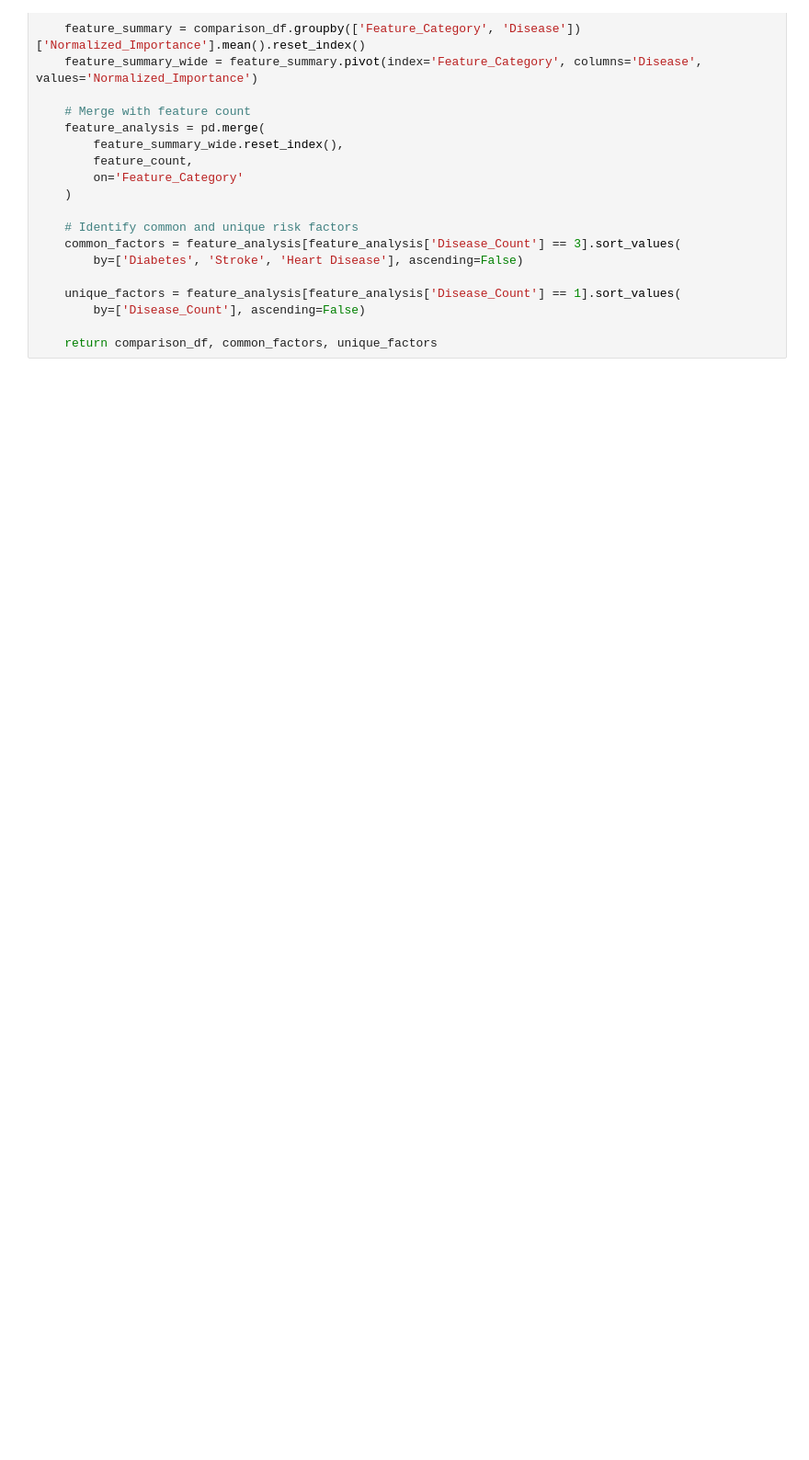
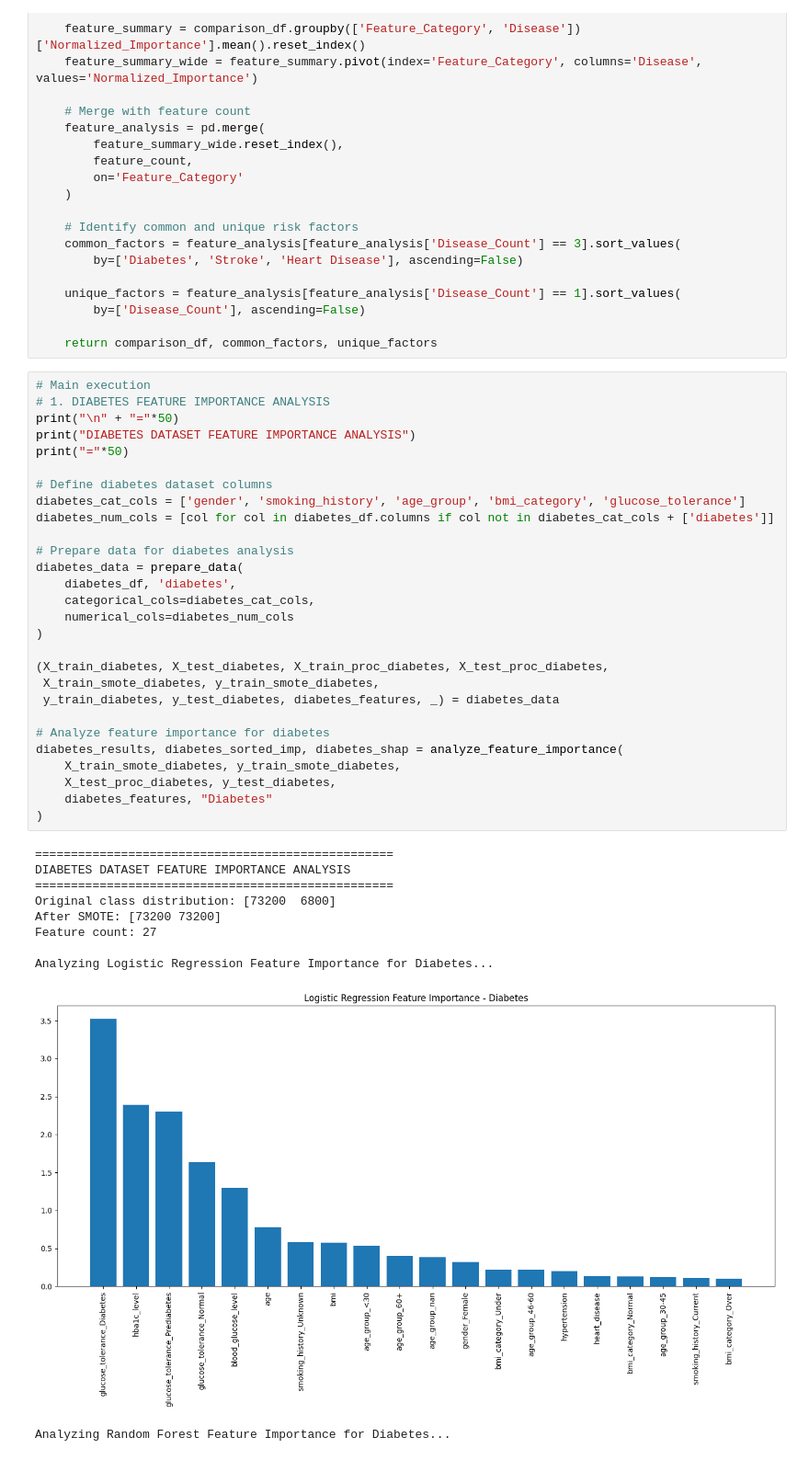
Before and after one commit to TiffanyPanchum/COMP-3608---PROJECT, a Jupyter notebook: notebooks/Feature_Analysis.ipynb, the cells around one changed output. Shown at 92% size. Drawn from its saved outputs; the diff is of its cells as text; blank space fills up the shorter version.

Commit message:
Performing feature analysis on Diabetes dataset

```diff
--- a/notebooks/Feature_Analysis.ipynb
+++ b/notebooks/Feature_Analysis.ipynb
@@ -307,3 +307,42 @@ def compare_feature_importance(diabetes_features, stroke_features, heart_feature
         by=['Disease_Count'], ascending=False)
 
     return comparison_df, common_factors, unique_factors
+# %%
+# Main execution
+# 1. DIABETES FEATURE IMPORTANCE ANALYSIS
+print("\n" + "="*50)
+print("DIABETES DATASET FEATURE IMPORTANCE ANALYSIS")
+print("="*50)
+
+# Define diabetes dataset columns
+diabetes_cat_cols = ['gender', 'smoking_history', 'age_group', 'bmi_category', 'glucose_tolerance']
+diabetes_num_cols = [col for col in diabetes_df.columns if col not in diabetes_cat_cols + ['diabetes']]
+
+# Prepare data for diabetes analysis
+diabetes_data = prepare_data(
+    diabetes_df, 'diabetes',
+    categorical_cols=diabetes_cat_cols,
+    numerical_cols=diabetes_num_cols
+)
+
+(X_train_diabetes, X_test_diabetes, X_train_proc_diabetes, X_test_proc_diabetes,
+ X_train_smote_diabetes, y_train_smote_diabetes,
+ y_train_diabetes, y_test_diabetes, diabetes_features, _) = diabetes_data
+
+# Analyze feature importance for diabetes
+diabetes_results, diabetes_sorted_imp, diabetes_shap = analyze_feature_importance(
+    X_train_smote_diabetes, y_train_smote_diabetes,
+    X_test_proc_diabetes, y_test_diabetes,
+    diabetes_features, "Diabetes"
+)
+# %% [output]
+==================================================
+DIABETES DATASET FEATURE IMPORTANCE ANALYSIS
+==================================================
+Original class distribution: [73200  6800]
+After SMOTE: [73200 73200]
+Feature count: 27
+
+Analyzing Logistic Regression Feature Importance for Diabetes...
+[figure, added]
+Analyzing Random Forest Feature Importance for Diabetes...
```
Also changed, not shown: parts of 1 cell of this notebook, 1 other file.
